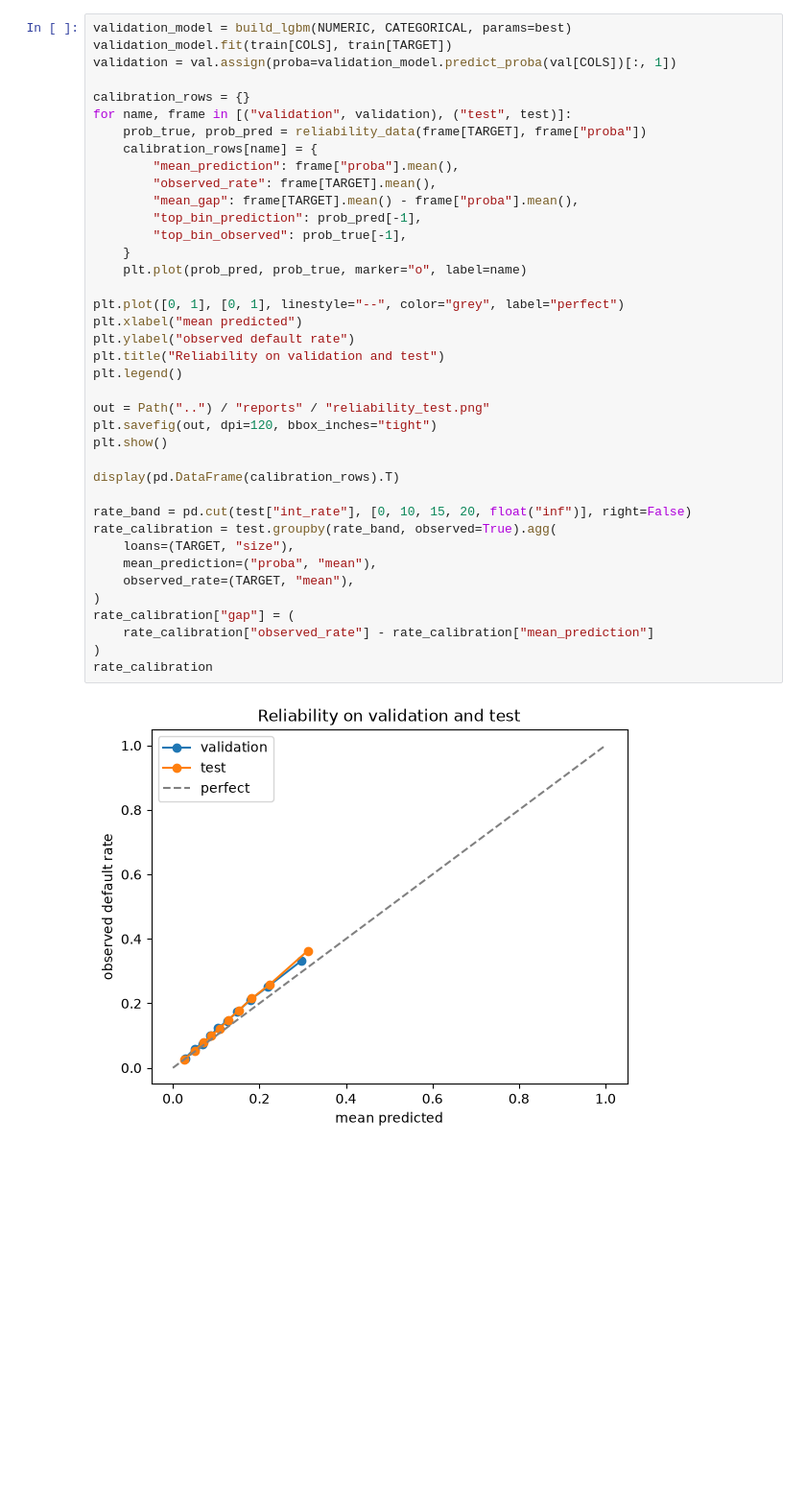
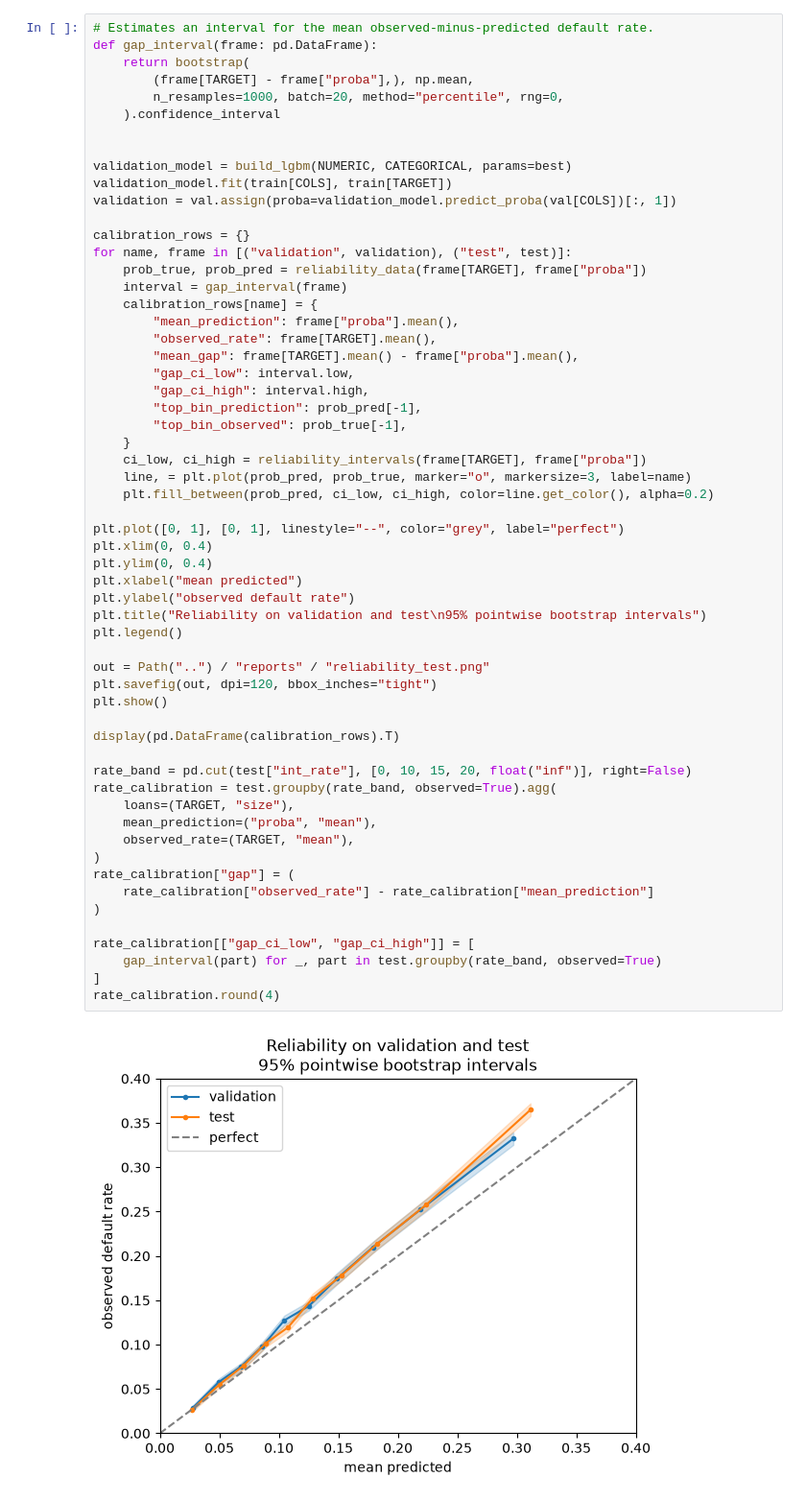
Before and after one commit to EnzoCanonero/credit-risk-end-to-end, a Jupyter notebook: notebooks/25_final_test.ipynb, the cells around one changed output. Shown at 96% size. Cells and saved outputs as stored; diff of their text form; blank space fills up the shorter version.

Commit message:
docs: add bootstrap uncertainty estimates to notebooks and README

```diff
--- a/notebooks/25_final_test.ipynb
+++ b/notebooks/25_final_test.ipynb
@@ -80,4 +135,12 @@ relationship by interest rate and around the two decision thresholds.
 # %%
+# Estimates an interval for the mean observed-minus-predicted default rate.
+def gap_interval(frame: pd.DataFrame):
+    return bootstrap(
+        (frame[TARGET] - frame["proba"],), np.mean,
+        n_resamples=1000, batch=20, method="percentile", rng=0,
+    ).confidence_interval
+
+
 validation_model = build_lgbm(NUMERIC, CATEGORICAL, params=best)
 validation_model.fit(train[COLS], train[TARGET])
 validation = val.assign(proba=validation_model.predict_proba(val[COLS])[:, 1])
@@ -85,36 +148,47 @@ validation = val.assign(proba=validation_model.predict_proba(val[COLS])[:, 1])
 calibration_rows = {}
 for name, frame in [("validation", validation), ("test", test)]:
     prob_true, prob_pred = reliability_data(frame[TARGET], frame["proba"])
+    interval = gap_interval(frame)
     calibration_rows[name] = {
         "mean_prediction": frame["proba"].mean(),
         "observed_rate": frame[TARGET].mean(),
         "mean_gap": frame[TARGET].mean() - frame["proba"].mean(),
+        "gap_ci_low": interval.low,
+        "gap_ci_high": interval.high,
         "top_bin_prediction": prob_pred[-1],
         "top_bin_observed": prob_true[-1],
     }
-    plt.plot(prob_pred, prob_true, marker="o", label=name)
+    ci_low, ci_high = reliability_intervals(frame[TARGET], frame["proba"])
+    line, = plt.plot(prob_pred, prob_true, marker="o", markersize=3, label=name)
+    plt.fill_between(prob_pred, ci_low, ci_high, color=line.get_color(), alpha=0.2)
 
 plt.plot([0, 1], [0, 1], linestyle="--", color="grey", label="perfect")
+plt.xlim(0, 0.4)
+plt.ylim(0, 0.4)
 plt.xlabel("mean predicted")
 plt.ylabel("observed default rate")
-plt.title("Reliability on validation and test")
+plt.title("Reliability on validation and test\n95% pointwise bootstrap intervals")
 plt.legend()
 
 out = Path("..") / "reports" / "reliability_test.png"
 plt.savefig(out, dpi=120, bbox_inches="tight")
 plt.show()
 
 display(pd.DataFrame(calibration_rows).T)
 
 rate_band = pd.cut(test["int_rate"], [0, 10, 15, 20, float("inf")], right=False)
 rate_calibration = test.groupby(rate_band, observed=True).agg(
     loans=(TARGET, "size"),
     mean_prediction=("proba", "mean"),
     observed_rate=(TARGET, "mean"),
 )
 rate_calibration["gap"] = (
     rate_calibration["observed_rate"] - rate_calibration["mean_prediction"]
 )
-rate_calibration
+
+rate_calibration[["gap_ci_low", "gap_ci_high"]] = [
+    gap_interval(part) for _, part in test.groupby(rate_band, observed=True)
+]
+rate_calibration.round(4)
 # %% [output]
-[figure, old version]
+[figure, new version]
```
Also changed, not shown: parts of 19 cells of this notebook, 10 other files.
